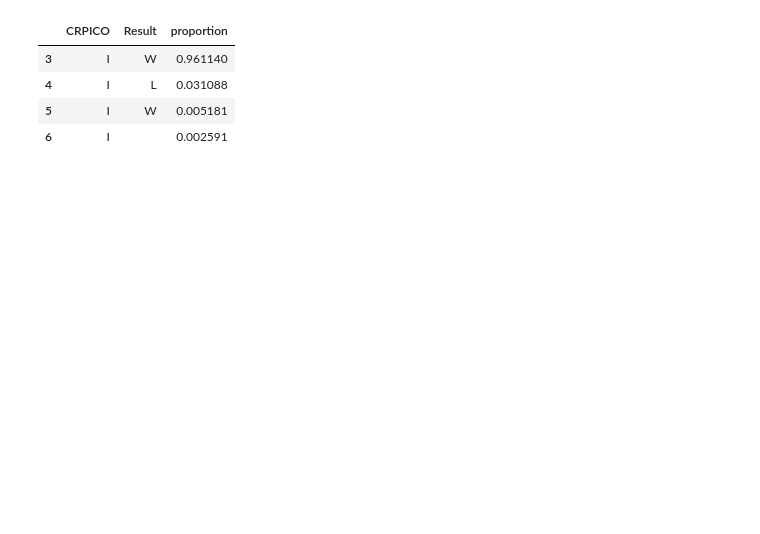
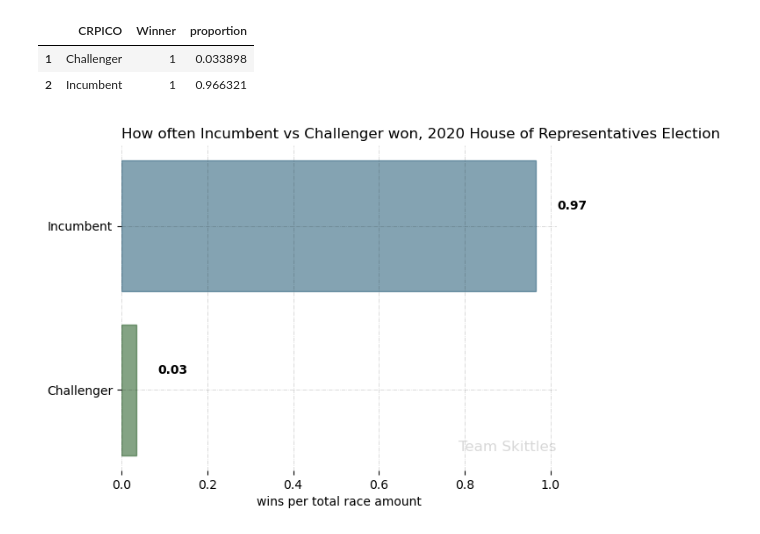
Before and after one commit to nss-data-science-cohort-8/open-secrets-skittles, a Jupyter notebook: Notebooks/how_often_incumbent_won_BB.ipynb, the cells around one changed output. Saved outputs shown, nothing was run; the diff lists cells and outputs as text; code cells hidden in the pictures; blank space fills up the shorter version.

Commit message:
added graphics

```diff
--- a/Notebooks/how_often_incumbent_won_BB.ipynb
+++ b/Notebooks/how_often_incumbent_won_BB.ipynb
@@ -3,3 +4,3 @@ import pandas as pd
 # %%
-state_df = pd.read_csv(r'C:\Users\billy\Documents\NSS_projects\open-secrets-skittles\Data\states_districts_df.csv')
+States_df = pd.read_csv(r'C:\Users\billy\Documents\NSS_projects\open-secrets-skittles\Data\States_clean_df.csv')
 # %%
@@ -30,8 +31,2 @@ CRPICO_Result
 # %%
-Incumbent_proportions = (
-    CRPICO_Result[CRPICO_Result['CRPICO'] == 'I']
-    .sort_values(by='proportion', ascending=False)
-    .replace({'w':'W'})
-)
-# I subsetted the dataframe by I variable which represents the Incumbent and sorted by proportions.
-# I renamed the lowercase w variables with uppercase in order to sum those value, which I did in the next cell.
+CRPICO_Result = CRPICO_Result.drop(CRPICO_Result.loc[CRPICO_Result['CRPICO'] == 'O'].index).replace({'I':'Incumbent', 'C':'Challenger'})
@@ -38,8 +41,62 @@ Incumbent_proportions = (
+# %%
+Winners = CRPICO_Result[CRPICO_Result['Winner'] == 1]
+# %%
+Winners
+# %% [output]
+|  | CRPICO | Winner | proportion |
+| 1 | Challenger | 1 | 0.033898 |
+| 2 | Incumbent | 1 | 0.966321 |
+# %%
+CRPICO = Winners['CRPICO']
+proportion = Winners['proportion']
 # %%
-Incumbent_proportions
+fig, ax = plt.subplots()
+graph = ax.barh(CRPICO, proportion)
+ax.set_title('How often Incumbent vs Challenger won, 2020 House of Representatives Election',
+             loc ='left', )
+plt.xlabel('wins per total race amount')
+
+Incumbent_color = (0.2, # redness
+         0.4, # greenness
+         0.2, # blueness
+         0.6 # transparency
+         )
+Challenger_color = (.2,
+         .4,
+         .5,
+         .6
+        )
+
+graph[0].set_color(Incumbent_color)
+graph[1].set_color(Challenger_color)
+
+# Remove spine
+for s in ['top', 'bottom', 'left', 'right']:
+    ax.spines[s].set_visible(False)
+
+# # Remove x, y Ticks
+# ax.xaxis.set_ticks_position('none')
+# ax.yaxis.set_ticks_position('none')
+
+# Add padding between axes and labels
+# ax.xaxis.set_tick_params(pad = 5)
+# ax.yaxis.set_tick_params(pad = 10)
+
+# Add annotation to bars
+for i in ax.patches:
+    plt.text(i.get_width()+0.05, i.get_y()+0.5,
+             str(round((i.get_width()), 2)),
+             fontsize = 10, fontweight ='black',
+             color ='black')
+
+#Add x, y gridlines
+ax.grid(color ='black',
+       linestyle ='-.', linewidth = 0.5,
+         alpha = 0.2)
+
+# Add Text watermark
+fig.text(0.9, 0.15, 'Team Skittles', fontsize = 12,
+         color ='grey', ha ='right', va ='bottom',
+         alpha = .3);
 # %% [output]
-|  | CRPICO | Result | proportion |
-| 3 | I | W | 0.961140 |
-| 4 | I | L | 0.031088 |
-| 5 | I | W | 0.005181 |
-| 6 | I |  | 0.002591 |
+[figure, added]
```
Also changed, not shown: parts of 6 cells of this notebook.
